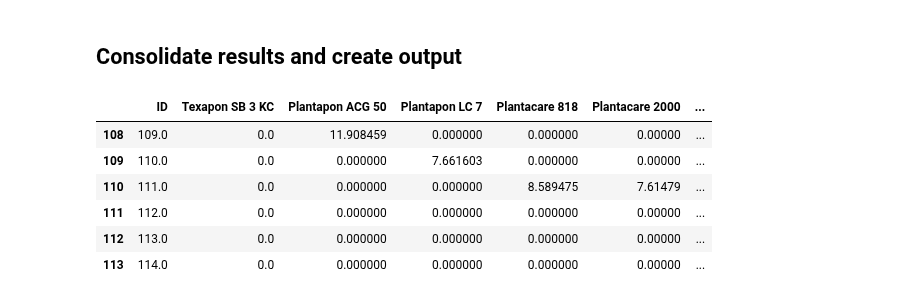
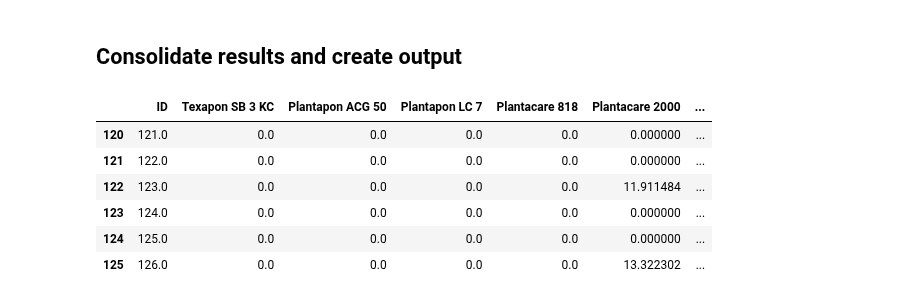
Before and after one commit to AniketChitre/formulations-prep, a Jupyter notebook: balance_analysis.ipynb, the cells around one changed output. Cells and saved outputs as stored; diff of their text form; code cells hidden in the pictures.

```diff
--- a/balance_analysis.ipynb
+++ b/balance_analysis.ipynb
@@ -6,7 +6,7 @@ import pandas as pd
 %matplotlib notebook
 
 speciesList = pmb.PipettingSpecies.readCSV('SpeciesDictionary.csv')
-instructions = pmb.PipettingInstructions.readCSV('DoE_csv/MasterDataset_OT_DoE_March2023.csv', firstRow=108, lastRow=114)
+instructions = pmb.PipettingInstructions.readCSV('DoE_csv/MasterDataset_OT_DoE_March2023.csv', firstRow=120, lastRow=126)
 targetVolume = 10
 sampleList = pmb.PipettingSample.createSamples(instructions,targetVol=targetVolume)
 maxVolume = 1
@@ -15,5 +15,5 @@ for sample in sampleList:
     sample.getVolFracSeries(speciesDictionary=speciesList)
 steps = pmb.PipettingStep.createSteps(instructions=instructions,speciesDictionary=speciesList,sampleList=sampleList,maxVol=maxVolume)
 
-massProfile = pmb.MassProfile('mass_data/MassProfile_270223_S109-114.csv',t_baseline=25,derivNoise=0.005,secDerivNoise=0.001)
+massProfile = pmb.MassProfile('mass_data/MassProfile_280223_S121-126.csv',t_baseline=25,derivNoise=0.005,secDerivNoise=0.001)
 # %% [markdown]
@@ -93,19 +92,19 @@ Addition of 0.468g Arlypon TT detected from 3006s to 3020s - expected volume = 0
 # %%
 for step in steps:
     step.addToSample()
 actualMassFractions = pd.DataFrame(dtype='float64').reindex_like(instructions)
 actualMassFractions[:]=0
 for i in range(len(sampleList)):
     actualMassFractions['ID'].iloc[i] = sampleList[i].sampleId
     for entry in sampleList[i].addedMassSeries.iteritems():
         actualMassFractions[entry[0]].iloc[i] = entry[1]/sampleList[i].actualMass*100
-actualMassFractions.to_csv('mass_data/FreshlyAnalysed_270223_S109-S114.csv', index=False)
+actualMassFractions.to_csv('mass_data/FreshlyAnalysed_280223_S121-S126.csv', index=False)
 actualMassFractions
 # %% [output]
 |  | ID | Texapon SB 3 KC | Plantapon ACG 50 | Plantapon LC 7 | Plantacare 818 | Plantacare 2000 | ... |
-| 108 | 109.0 | 0.0 | 11.908459 | 0.000000 | 0.000000 | 0.00000 | ... |
-| 109 | 110.0 | 0.0 | 0.000000 | 7.661603 | 0.000000 | 0.00000 | ... |
-| 110 | 111.0 | 0.0 | 0.000000 | 0.000000 | 8.589475 | 7.61479 | ... |
-| 111 | 112.0 | 0.0 | 0.000000 | 0.000000 | 0.000000 | 0.00000 | ... |
-| 112 | 113.0 | 0.0 | 0.000000 | 0.000000 | 0.000000 | 0.00000 | ... |
-| 113 | 114.0 | 0.0 | 0.000000 | 0.000000 | 0.000000 | 0.00000 | ... |
+| 120 | 121.0 | 0.0 | 0.0 | 0.0 | 0.0 | 0.000000 | ... |
+| 121 | 122.0 | 0.0 | 0.0 | 0.0 | 0.0 | 0.000000 | ... |
+| 122 | 123.0 | 0.0 | 0.0 | 0.0 | 0.0 | 11.911484 | ... |
+| 123 | 124.0 | 0.0 | 0.0 | 0.0 | 0.0 | 0.000000 | ... |
+| 124 | 125.0 | 0.0 | 0.0 | 0.0 | 0.0 | 0.000000 | ... |
+| 125 | 126.0 | 0.0 | 0.0 | 0.0 | 0.0 | 13.322302 | ... |
```
Also changed, not shown: parts of 8 cells of this notebook, 5 other files.
